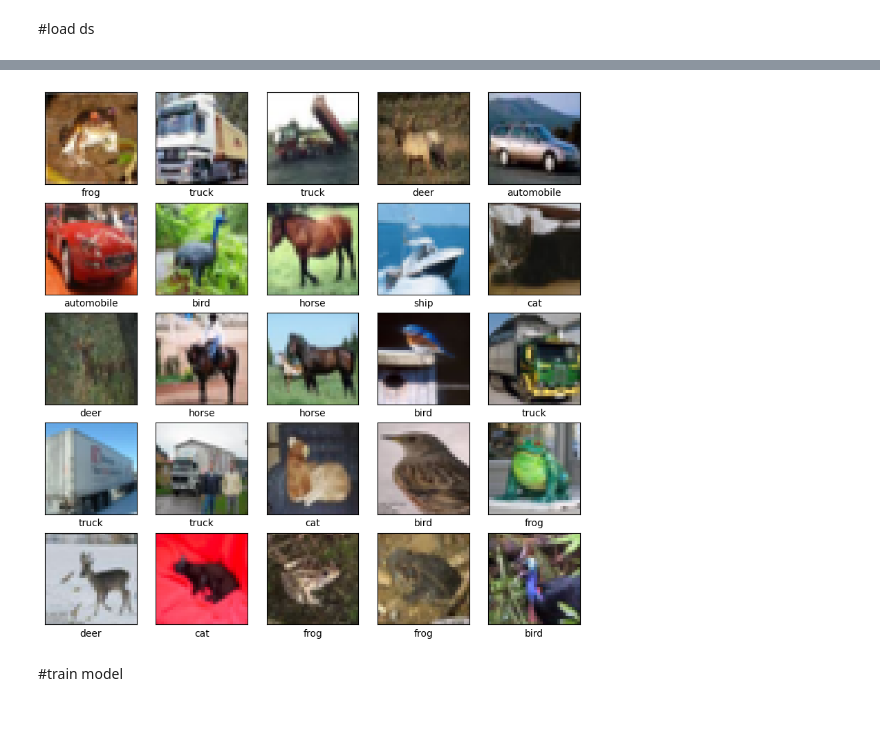
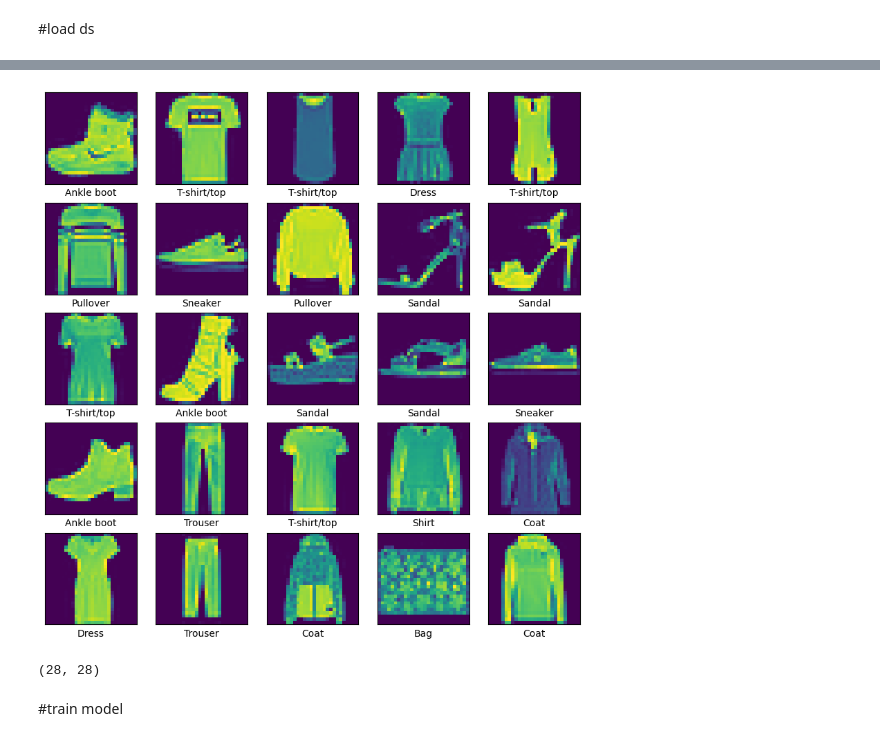
Before and after one commit to AndySCS/ZW02a-25_FYP_repo, a Jupyter notebook: ffn_test/jpnb/FYP_CNN_MODEL_TF.ipynb, the cells around one changed output, grey strips where cells are left out. Saved outputs shown, nothing was run; the diff lists cells and outputs as text; code cells hidden in the pictures.

```diff
--- a/ffn_test/jpnb/FYP_CNN_MODEL_TF.ipynb
+++ b/ffn_test/jpnb/FYP_CNN_MODEL_TF.ipynb
@@ -65,4 +65,4 @@ Model: "sequential"
 # %% [markdown]
 #load ds
 # %%
-(x_train, y_train), (x_test, y_test) = datasets.cifar10.load_data()
+(x_train, y_train), (x_test, y_test) = datasets.fashion_mnist.load_data()
@@ -72,23 +69,37 @@ Downloading data from https://www.cs.toronto.edu/~kriz/cifar-10-python.tar.gz
 # %%
 # Normalize the dataset
 x_train, x_test = x_train / 255.0, x_test / 255.0
+# %%
+x_train = x_train.reshape(-1, 28, 28, 1)
+x_test = x_test.reshape(-1, 28, 28, 1)
 # %%
-class_names = ['airplane', 'automobile', 'bird', 'cat', 'deer',
-               'dog', 'frog', 'horse', 'ship', 'truck']
+class_names = [
+    'T-shirt/top',
+    'Trouser',
+    'Pullover',
+    'Dress',
+    'Coat',
+    'Sandal',
+    'Shirt',
+    'Sneaker',
+    'Bag',
+    'Ankle boot'
+]
 
 plt.figure(figsize=(10,10))
 for i in range(25):
     plt.subplot(5,5,i+1)
     plt.xticks([])
     plt.yticks([])
     plt.grid(False)
     plt.imshow(x_train[i])
     # The CIFAR labels happen to be arrays,
     # which is why you need the extra index
-    plt.xlabel(class_names[y_train[i][0]])
+    plt.xlabel(class_names[y_train[i]])
 plt.show()
 # %% [output]
-[figure, old version]
+[figure, new version]
+(28, 28)
 # %% [markdown]
 #train model
 # %%
```
Also changed, not shown: parts of 15 cells of this notebook.
